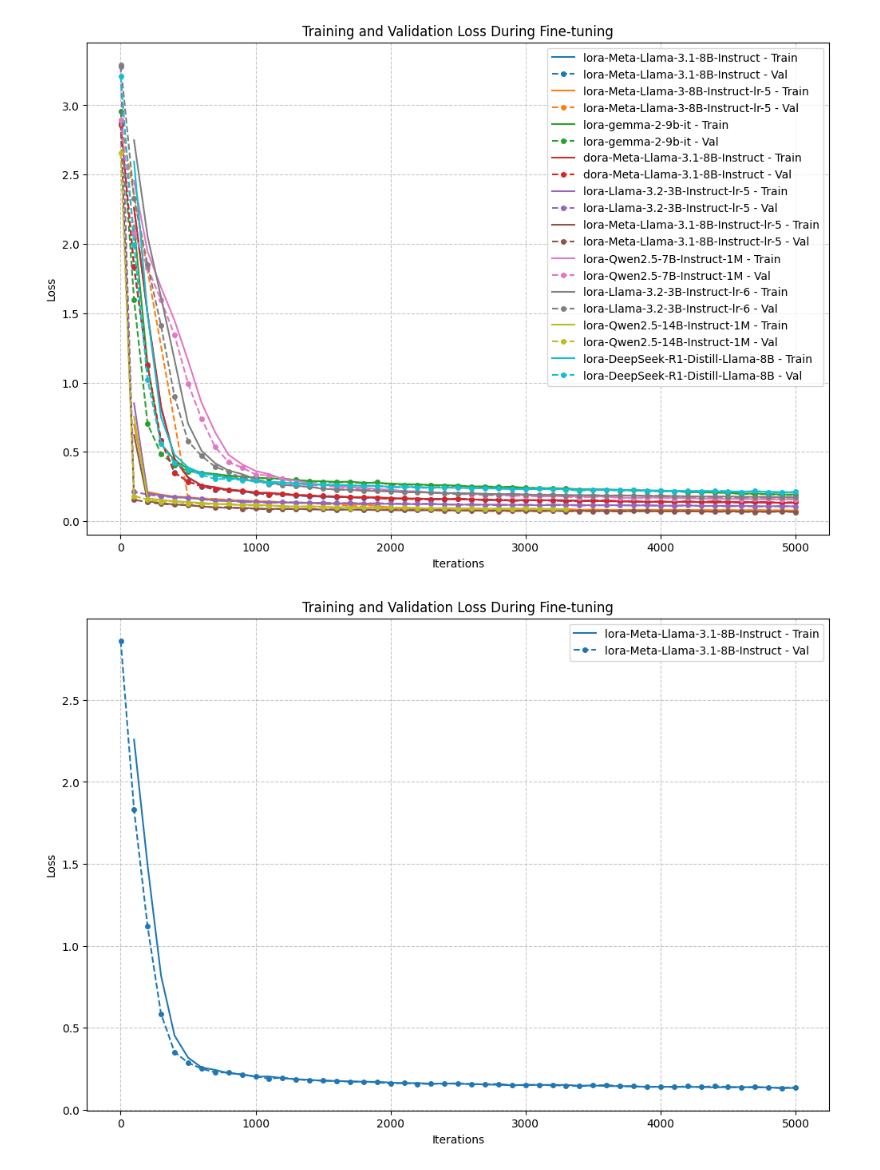
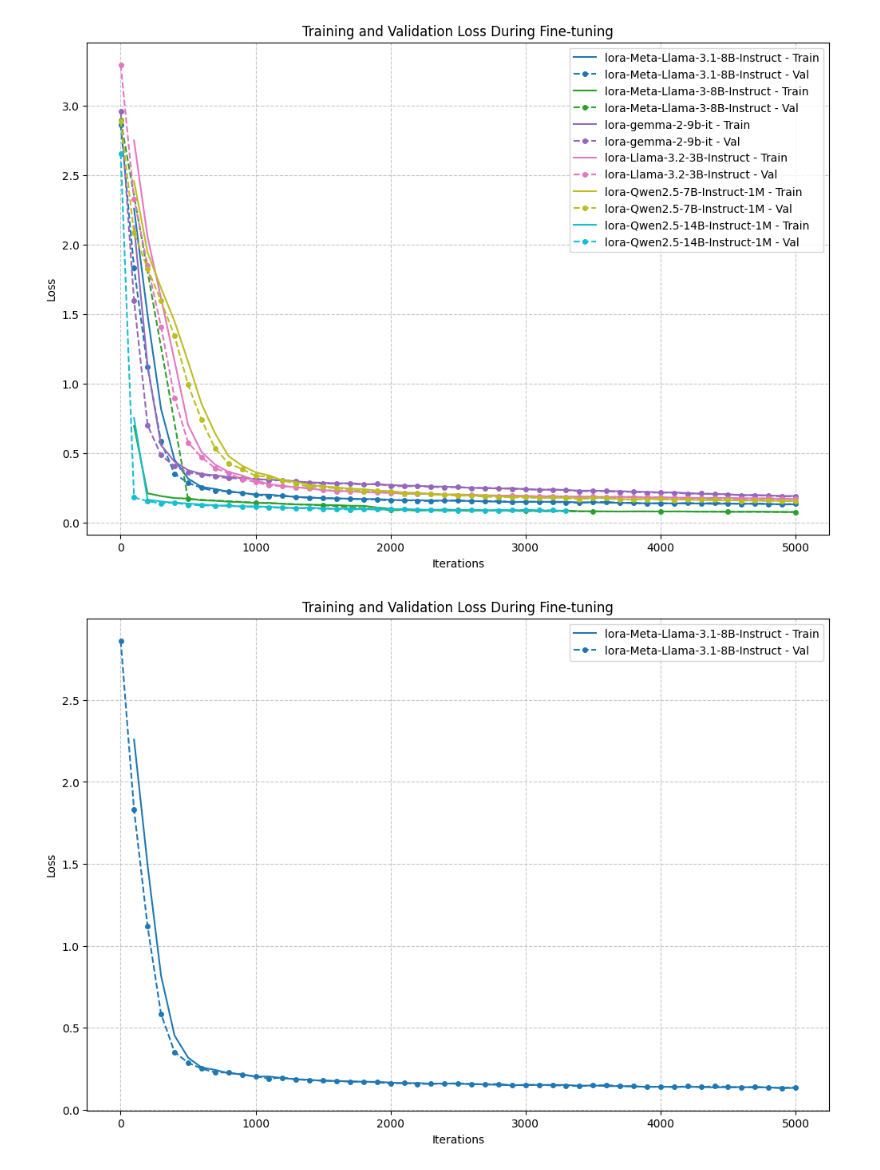
Before and after one commit to FEEYan/COMP0258-poker-LLM, a Jupyter notebook: src/training-observation.ipynb, the cells around one changed output. Cells and saved outputs as stored; diff of their text form; code cells hidden in the pictures.

```diff
--- a/src/training-observation.ipynb
+++ b/src/training-observation.ipynb
@@ -79,32 +79,36 @@ def plot_training_metrics(log_files, save_path=None, figsize=(12, 8)):
     #                            facecolor='white', alpha=0.8),
     #                  fontsize=9)
 
     if save_path:
         plt.savefig(save_path, dpi=300, bbox_inches='tight')
 
     plt.show()
 
 
 # Example usage
 logs_dir = '../logs'
 log_files = glob.glob(os.path.join(logs_dir, '*.log'))
 
 skip_models = ["lora-Meta-Llama-3-8B-Instruct-lr-5*6",
                "lora-Meta-Llama-3-8B-Instruct-lr-6",
                "postflop-llama-3.1-8B-Instruct",
                "preflop-llama-3.1-8B-Instruct",
+               "lora-DeepSeek-R1-Distill-Llama-8B",
+               "dora-Meta-Llama-3.1-8B-Instruct",
+               "lora-Meta-Llama-3.1-8B-Instruct-lr-5",
+               "lora-Llama-3.2-3B-Instruct-lr-5"
                ]
 
 log_files = [log_file for log_file in log_files if Path(log_file).stem not in skip_models]
 
 if log_files:
     plot_training_metrics(log_files, save_path='../visualizations/all_models.png')
 else:
     print("No log files found in the logs directory.")
 
 # You can also analyze just one model
 for log_file in log_files:
     plot_training_metrics([log_file], save_path=f"../visualizations/{Path(log_file).stem}.png")
 # %% [output]
-[figure, old version]
+[figure, new version]
 [figure]
```
Also changed, not shown: parts of 2 cells of this notebook, 9 other files.
